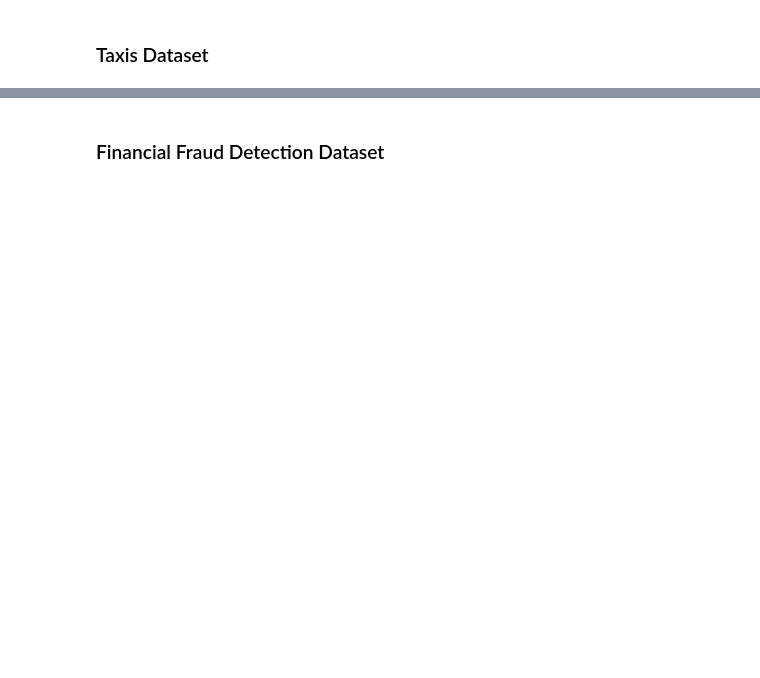
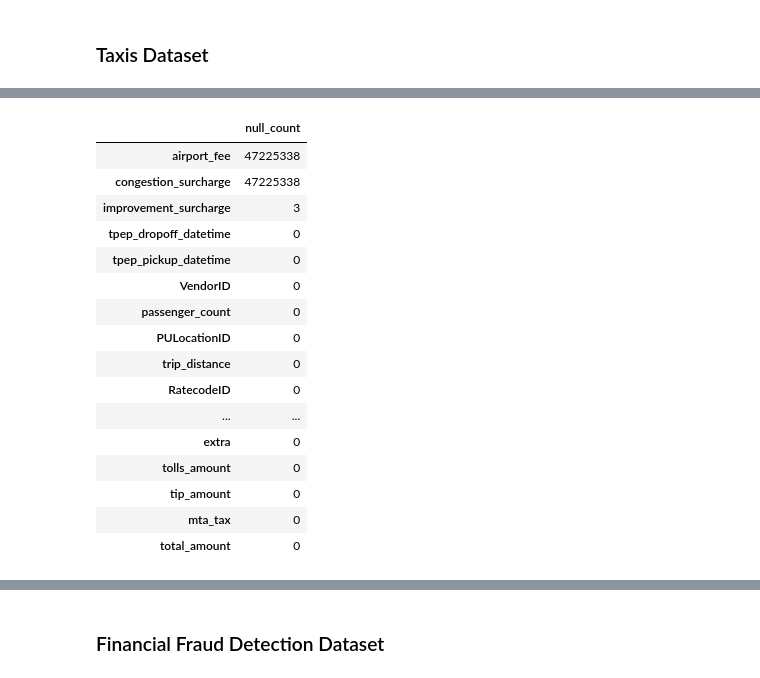
Before and after one commit to lourenco500/Big-Data-Analytics-Project, a Jupyter notebook: Notebook1.ipynb, the cells around one changed output, grey strips where cells are left out. Cells and saved outputs as stored; diff of their text form; code cells hidden in the pictures; blank space fills up the shorter version.

```diff
--- a/Notebook1.ipynb
+++ b/Notebook1.ipynb
@@ -91,0 +135,26 @@ taxi_012025 = spark.read.parquet("yellow_tripdata_2015-01.parquet")
+# %%
+null_counts = taxi_all.select([
+    F.sum(F.col(c).isNull().cast("int")).alias(c)
+    for c in taxi_all.columns
+])
+
+null_counts.toPandas().T.rename(columns={0: "null_count"}) \
+           .sort_values("null_count", ascending=False)
+# %% [output]
+|  | null_count |
+| airport_fee | 47225338 |
+| congestion_surcharge | 47225338 |
+| improvement_surcharge | 3 |
+| tpep_dropoff_datetime | 0 |
+| tpep_pickup_datetime | 0 |
+| VendorID | 0 |
+| passenger_count | 0 |
+| PULocationID | 0 |
+| trip_distance | 0 |
+| RatecodeID | 0 |
+| ... | ... |
+| extra | 0 |
+| tolls_amount | 0 |
+| tip_amount | 0 |
+| mta_tax | 0 |
+| total_amount | 0 |
```
Also changed, not shown: parts of 22 cells of this notebook, 1 other file.
